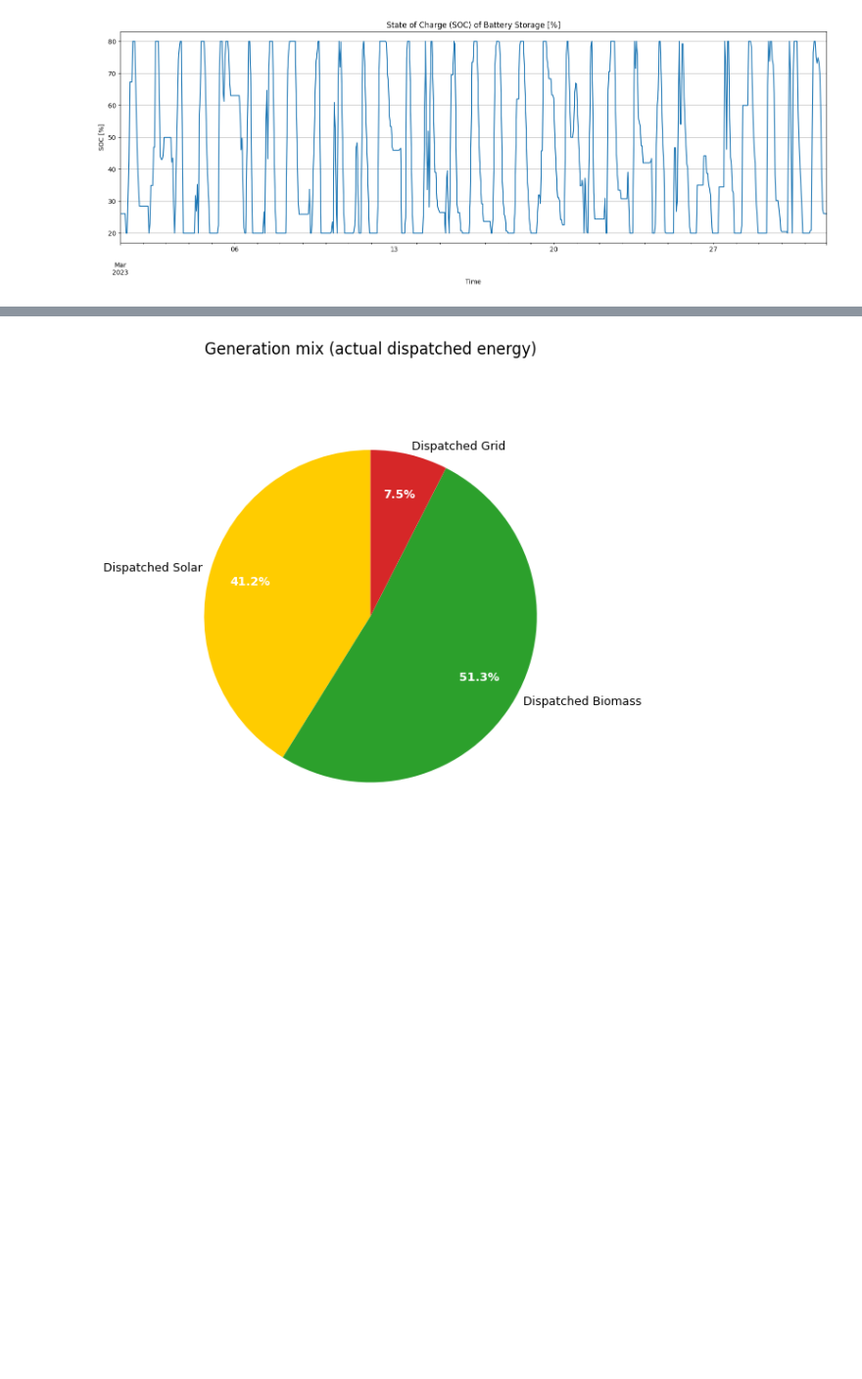
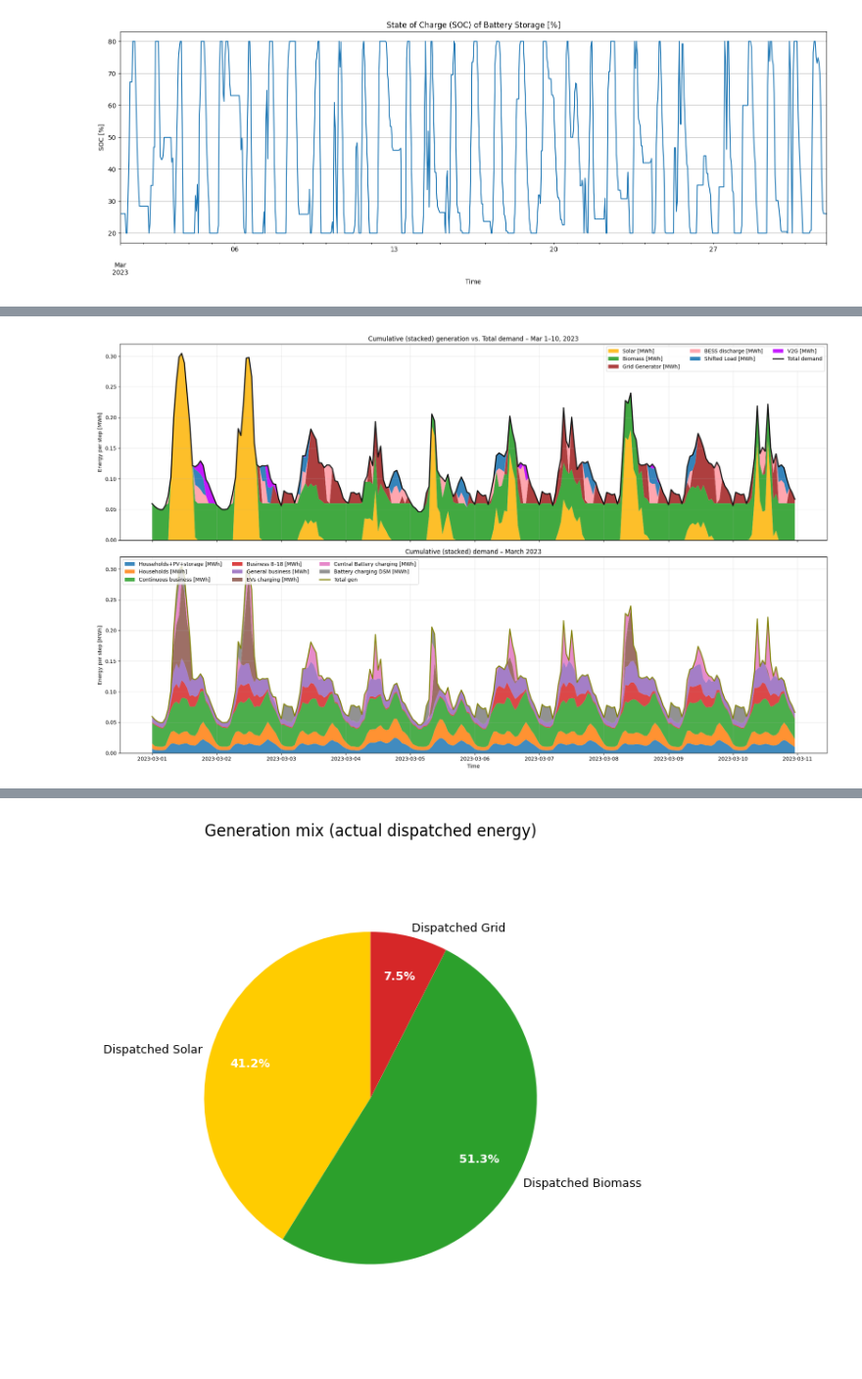
Before and after one commit to Moaztub/Master_thesis, a Jupyter notebook: DSM_MILP.ipynb, the cells around one changed output, grey strips where cells are left out. Shown at 98% size. Drawn from its saved outputs; the diff is of its cells as text; code cells hidden in the pictures; blank space fills up the shorter version.

```diff
--- a/DSM_MILP.ipynb
+++ b/DSM_MILP.ipynb
@@ -1856,0 +1688,97 @@ plt.show()
+# %%
+
+snapshots = pd.date_range("2023-03-01 00:00", "2023-03-10 23:00", freq="h")
+
+
+solar   = net.generators_t.p["solar"].reindex(snapshots).fillna(0).astype(float)
+biomass = net.generators_t.p["Biomass"].reindex(snapshots).fillna(0).astype(float)
+grid    = net.generators_t.p["grid_generator"].reindex(snapshots).fillna(0).astype(float)
+EVs_discharge  = Tot_EVs_discharging["EVs discharging [MW]"].reindex(snapshots).fillna(0).astype(float)
+
+store_p = net.stores_t.p["battery_storage"].reindex(snapshots).fillna(0).astype(float)
+bess_discharge = store_p.clip(lower=0)        # BESS discharging  to generation
+batt_charging  = (-store_p).clip(lower=0)     # BESS charging   to demand
+
+Store_p        = net.stores_t.p["DSM"].reindex(snapshots).fillna(0).astype(float)
+Bess_discharge = Store_p.clip(lower=0)        # DSM battery discharging   to generation (shifted load as source)
+Batt_charging  = (-Store_p).clip(lower=0)     # DSM battery charging  to demand
+
+# GENERATION SIDE
+
+df_gen_stack = pd.DataFrame({
+    "Solar [MWh]":          solar,
+    "Biomass [MWh]":        biomass,
+    "Grid Generator [MWh]": grid,
+    "BESS discharge [MWh]": bess_discharge,
+    "Shifted Load [MWh]":   Bess_discharge,
+    "V2G [MWh]" :           EVs_discharge
+}).astype(float)
+
+gen_colors = {
+    "Solar [MWh]":          "#FDB813",
+    "Biomass [MWh]":        "#2CA02C",
+    "Grid Generator [MWh]": "#A52A2A",
+    "BESS discharge [MWh]": "#FF9DA6",
+    "Shifted Load [MWh]":   "#1f77b4",
+    "V2G [MWh]":            "#BF00FF",
+}
+cols = list(df_gen_stack.columns)
+
+# Load side
+
+df_Tot_demand = pd.DataFrame({
+    "Households+PV+storage [MWh]": tot_Houshold_pv_storage["tot_demand_Houshold_pv_storage_variants_[MWh]"].reindex(snapshots),
+    "Households [MWh]":            tot_Houshold["tot_demand_Houshold_variants_[MWh]"].reindex(snapshots),
+    "Continuous business [MWh]":   tot_flex_load["tot_demand_flex_load_variants_[MWh]"].reindex(snapshots),
+    # "Continuous business(shifted) [MWh]": df_shifted_load_target["tot_demand_flex_load_variants_[MWh]"].reindex(snapshots),
+    "Business 8–18 [MWh]":         tot_Landswirtschaftsbetriebe["tot_demand_Landswirtschaftsbetriebe_variants_[MWh]"].reindex(snapshots),
+    "General business [MWh]":      tot_Gewerbe["tot_demand_Gewerbe_variants_[MWh]"].reindex(snapshots),
+    "EVs charging [MWh]":          Tot_EVs_charging["EVs demand [MWh]"].reindex(snapshots),
+    "Central Battery charging [MWh]": batt_charging,
+    "Battery charging DSM [MWh]":     Batt_charging,
+}).fillna(0).astype(float)
+
+
+total_demand = df_Tot_demand.sum(axis=1)
+
+total_gen = (solar + biomass + grid + bess_discharge + Bess_discharge + EVs_discharge).astype(float)
+df_total_generation = pd.DataFrame({"Total Generation [MWh]": total_gen})
+
+
+fig, (ax1, ax2) = plt.subplots(2, 1, figsize=(20, 12), sharex=True)
+
+
+ax1.stackplot(
+    df_gen_stack.index,
+    *(df_gen_stack[c].values for c in cols),
+    labels=cols,
+    colors=[gen_colors[c] for c in cols],
+    alpha=0.9,
+)
+ax1.plot(total_demand.index, total_demand, color="#111111", lw=2.2, label="Total demand")
+ax1.set_title("Cumulative (stacked) generation vs. Total demand – Mar 1–10, 2023")
+ax1.set_ylabel("Energy per step [MWh]")
+ax1.legend(loc="upper right", ncol=3)
+ax1.grid(True, alpha=0.3)
+
+ax2.stackplot(
+    df_Tot_demand.index,
+    *(df_Tot_demand[c].values for c in df_Tot_demand.columns),
+    labels=df_Tot_demand.columns,
+    alpha=0.85
+)
+ax2.plot(
+    df_total_generation.index,
+    df_total_generation["Total Generation [MWh]"],
+    linewidth=2, label="Total gen", color="olive"
+)
+ax2.set_title("Cumulative (stacked) demand – March 2023")
+ax2.set_xlabel("Time")
+ax2.set_ylabel("Energy per step [MWh]")
+ax2.legend(loc="upper left", ncol=3)
+ax2.grid(True, alpha=0.3)
+
+fig.tight_layout()
+plt.show()
+# %% [output]
+[figure, added]
```
Also changed, not shown: parts of 49 cells of this notebook.
